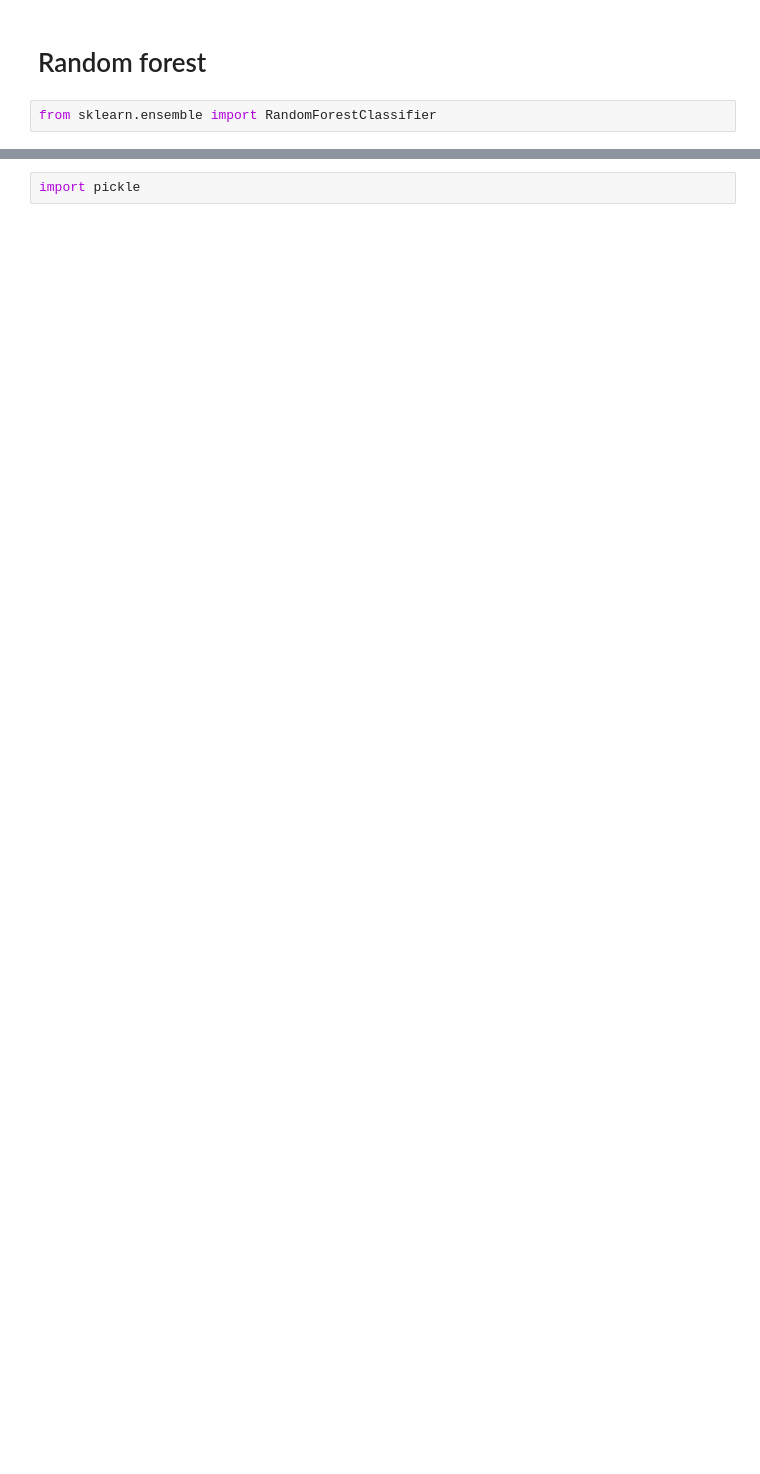
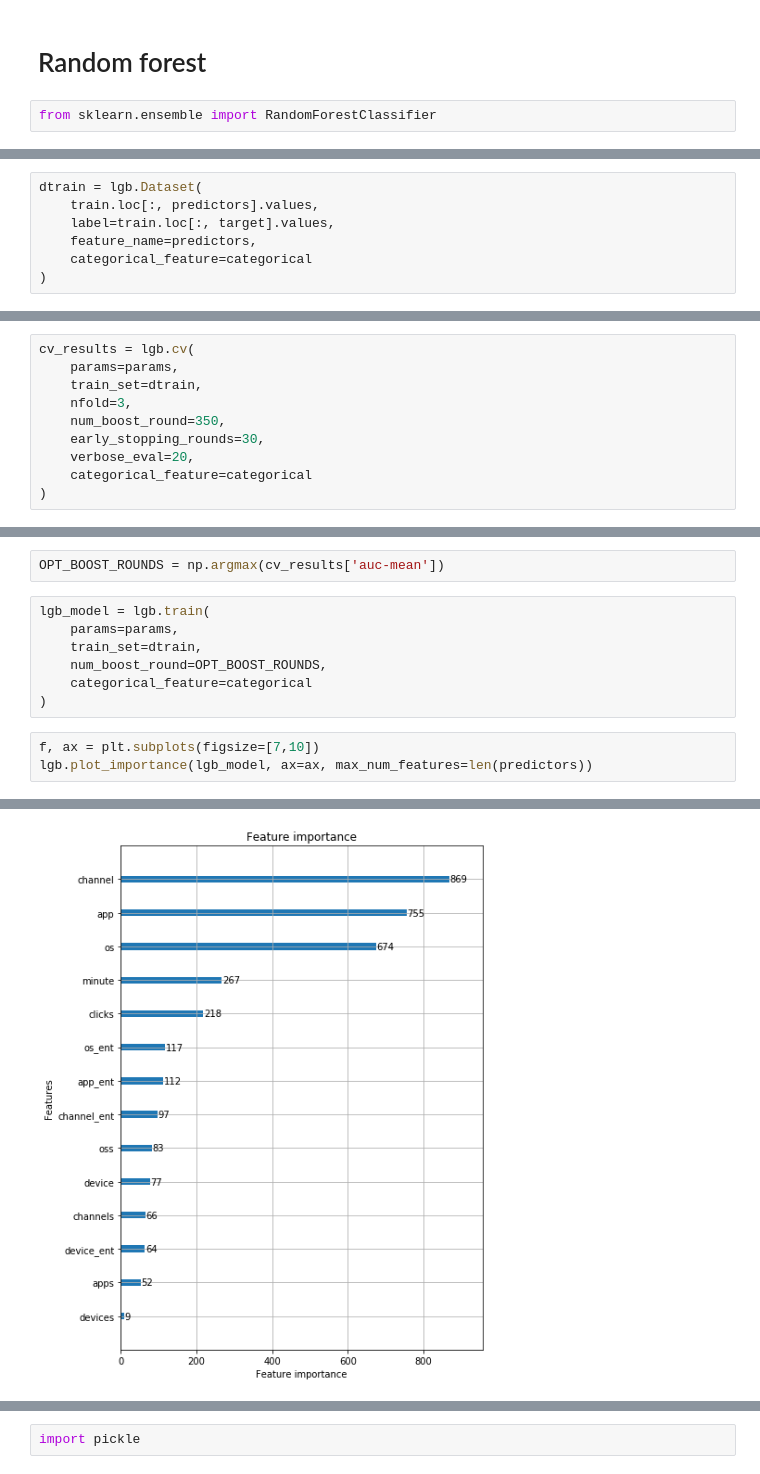
Before and after one commit to emmygold1/kaggle_proj, a Jupyter notebook: talking_data/notebooks/aggregated_clicks.ipynb, the cells around one changed output, grey strips where cells are left out. Drawn from its saved outputs; the diff is of its cells as text; blank space fills up the shorter version.

```diff
--- a/talking_data/notebooks/aggregated_clicks.ipynb
+++ b/talking_data/notebooks/aggregated_clicks.ipynb
@@ -321,0 +405,7 @@ roc_auc_score(train.iloc[:1000000, -1], pred_prob[:, 1])
+# %%
+dtrain = lgb.Dataset(
+    train.loc[:, predictors].values,
+    label=train.loc[:, target].values,
+    feature_name=predictors,
+    categorical_feature=categorical
+)
@@ -321,0 +418,10 @@ roc_auc_score(train.iloc[:1000000, -1], pred_prob[:, 1])
+# %%
+cv_results = lgb.cv(
+    params=params,
+    train_set=dtrain,
+    nfold=3,
+    num_boost_round=350,
+    early_stopping_rounds=30,
+    verbose_eval=20,
+    categorical_feature=categorical
+)
@@ -321,0 +446,13 @@ roc_auc_score(train.iloc[:1000000, -1], pred_prob[:, 1])
+# %%
+OPT_BOOST_ROUNDS = np.argmax(cv_results['auc-mean'])
+# %%
+lgb_model = lgb.train(
+    params=params,
+    train_set=dtrain,
+    num_boost_round=OPT_BOOST_ROUNDS,
+    categorical_feature=categorical
+)
+# %%
+f, ax = plt.subplots(figsize=[7,10])
+lgb.plot_importance(lgb_model, ax=ax, max_num_features=len(predictors))
+# %% [output]
@@ -321,0 +460 @@ roc_auc_score(train.iloc[:1000000, -1], pred_prob[:, 1])
+[figure, added]
```
Also changed, not shown: parts of 128 cells of this notebook, 1 other file.
